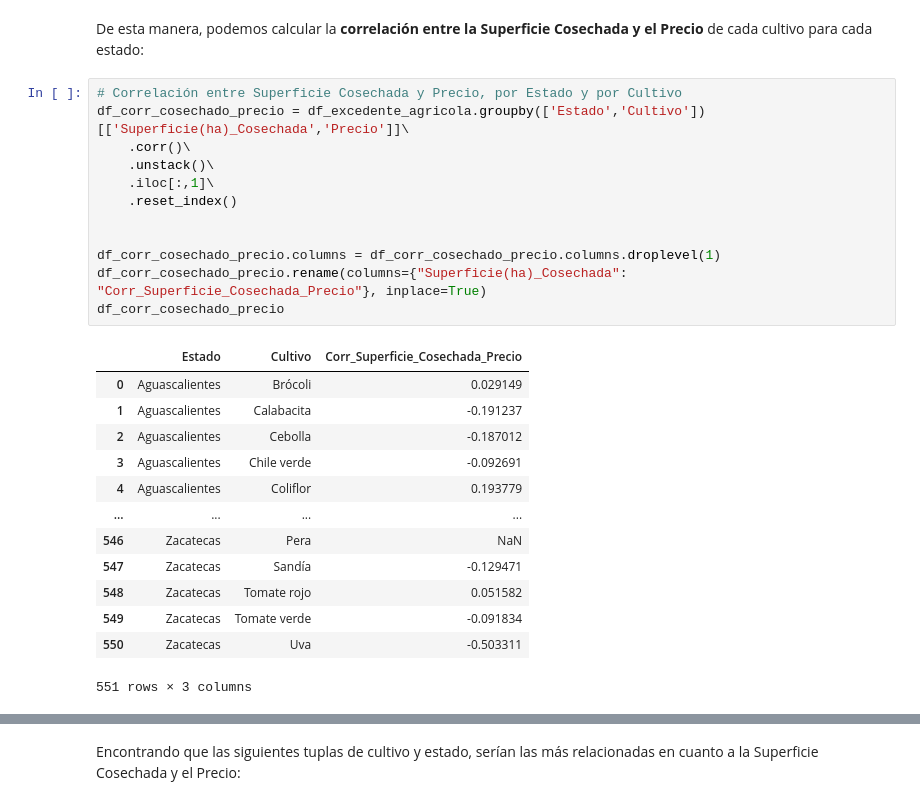
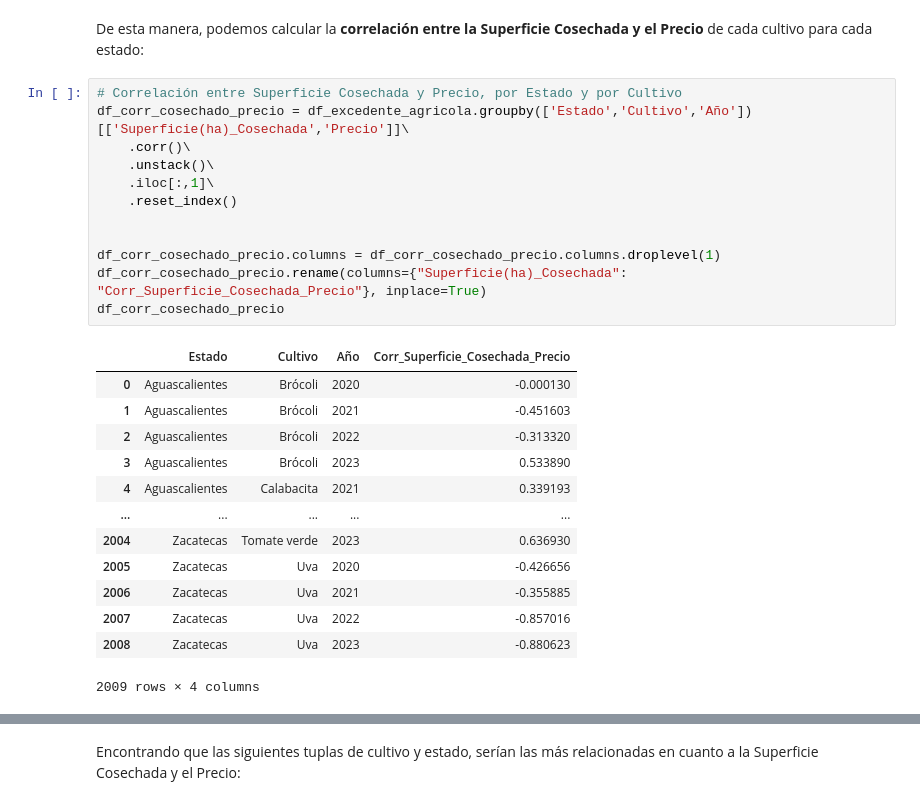
Before and after one commit to ProyectosMCD/RedBAMX, a Jupyter notebook: EDA/correlación_SIAP_SNIIM.ipynb, the cells around one changed output, grey strips where cells are left out. Saved outputs shown, nothing was run; the diff lists cells and outputs as text.

```diff
--- a/EDA/correlación_SIAP_SNIIM.ipynb
+++ b/EDA/correlación_SIAP_SNIIM.ipynb
@@ -78,27 +84,27 @@ df_chile_sonora['Producción'].corr(df_chile_sonora['Precio'])
 De esta manera, podemos calcular la **correlación entre la Superficie Cosechada y el Precio** de cada cultivo para cada estado:
 # %%
 # Correlación entre Superficie Cosechada y Precio, por Estado y por Cultivo
-df_corr_cosechado_precio = df_excedente_agricola.groupby(['Estado','Cultivo'])[['Superficie(ha)_Cosechada','Precio']]\
+df_corr_cosechado_precio = df_excedente_agricola.groupby(['Estado','Cultivo','Año'])[['Superficie(ha)_Cosechada','Precio']]\
     .corr()\
     .unstack()\
     .iloc[:,1]\
     .reset_index()
 
 
 df_corr_cosechado_precio.columns = df_corr_cosechado_precio.columns.droplevel(1)
 df_corr_cosechado_precio.rename(columns={"Superficie(ha)_Cosechada": "Corr_Superficie_Cosechada_Precio"}, inplace=True)
 df_corr_cosechado_precio
 # %% [output]
-|  | Estado | Cultivo | Corr_Superficie_Cosechada_Precio |
-| 0 | Aguascalientes | Brócoli | 0.029149 |
-| 1 | Aguascalientes | Calabacita | -0.191237 |
-| 2 | Aguascalientes | Cebolla | -0.187012 |
-| 3 | Aguascalientes | Chile verde | -0.092691 |
-| 4 | Aguascalientes | Coliflor | 0.193779 |
-| ... | ... | ... | ... |
-| 546 | Zacatecas | Pera | NaN |
-| 547 | Zacatecas | Sandía | -0.129471 |
-| 548 | Zacatecas | Tomate rojo | 0.051582 |
-| 549 | Zacatecas | Tomate verde | -0.091834 |
-| 550 | Zacatecas | Uva | -0.503311 |
+|  | Estado | Cultivo | Año | Corr_Superficie_Cosechada_Precio |
+| 0 | Aguascalientes | Brócoli | 2020 | -0.000130 |
+| 1 | Aguascalientes | Brócoli | 2021 | -0.451603 |
+| 2 | Aguascalientes | Brócoli | 2022 | -0.313320 |
+| 3 | Aguascalientes | Brócoli | 2023 | 0.533890 |
+| 4 | Aguascalientes | Calabacita | 2021 | 0.339193 |
+| ... | ... | ... | ... | ... |
+| 2004 | Zacatecas | Tomate verde | 2023 | 0.636930 |
+| 2005 | Zacatecas | Uva | 2020 | -0.426656 |
+| 2006 | Zacatecas | Uva | 2021 | -0.355885 |
+| 2007 | Zacatecas | Uva | 2022 | -0.857016 |
+| 2008 | Zacatecas | Uva | 2023 | -0.880623 |
-551 rows × 3 columns
+2009 rows × 4 columns
```
Also changed, not shown: parts of 13 cells of this notebook.
